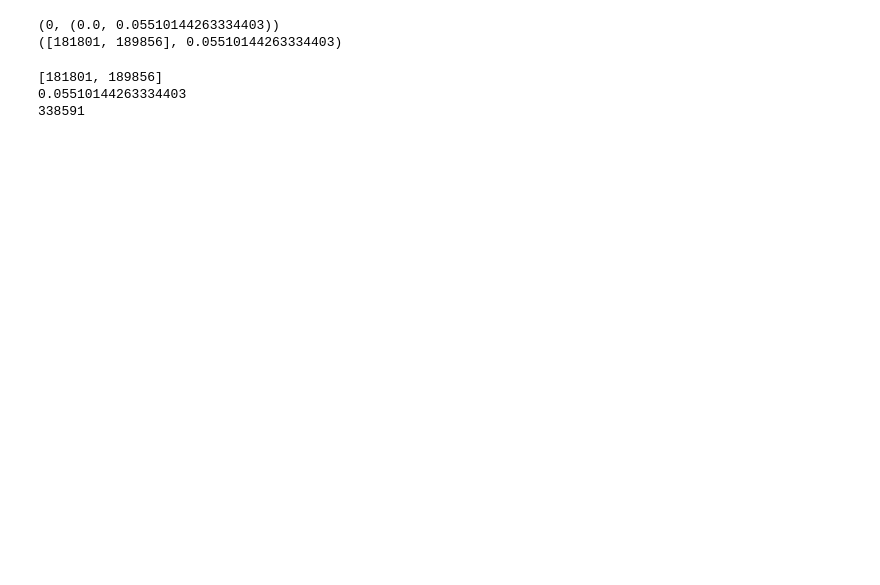
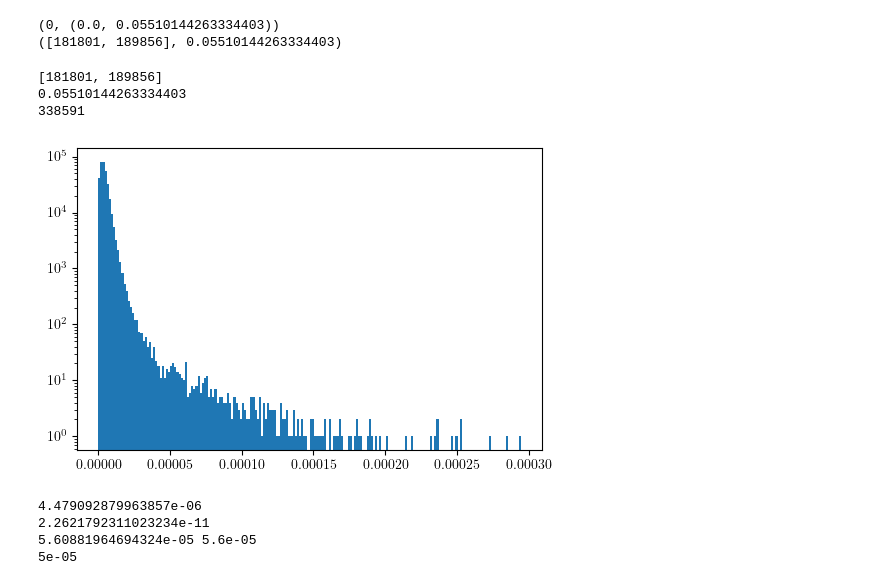
Before and after one commit to Tbas99/TDA-Cherry-Trees, a Jupyter notebook: visualize.ipynb, the cells around one changed output. Cells and saved outputs as stored; diff of their text form; code cells hidden in the pictures; blank space fills up the shorter version.

```diff
--- a/visualize.ipynb
+++ b/visualize.ipynb
@@ -168,3 +164,23 @@ visualization.draw_geometries(clouds)
 [181801, 189856]
 0.05510144263334403
 338591
+# %%
+import matplotlib.pyplot as plt
+
+d = [p[1][1] for i,p in enumerate(persistenceDiagram) if p[0] == 0 and p[1][1] < 1000 and p[1][1] < 0.0003]
+
+plt.figure(dpi=100)
+plt.hist(d, bins=200)
+plt.yscale('log')
+# %% [output]
+[figure, added]
+# %%
+print(np.mean(d))
+print(np.var(d))
+print(np.quantile(d, 0.999), np.round(np.quantile(d, 0.999), 6))
+print(0.00005)
+# %% [output]
+4.479092879963857e-06
+2.2621792311023234e-11
+5.60881964694324e-05 5.6e-05
+5e-05
```
Also changed, not shown: parts of 2 cells of this notebook, 7 other files.
